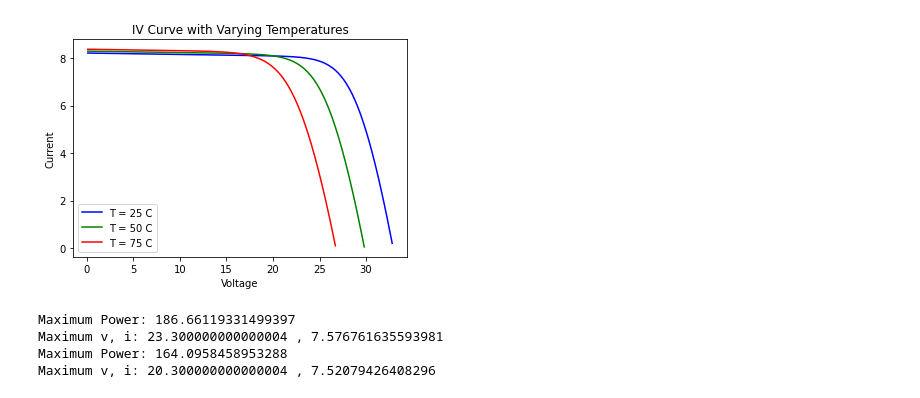
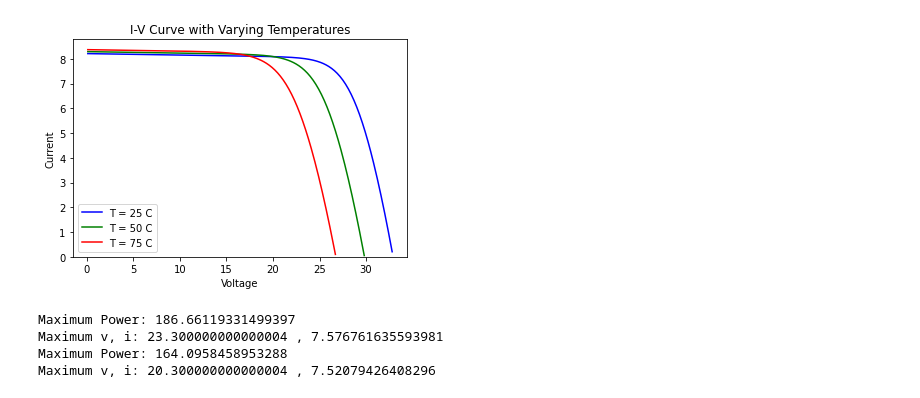
Before and after one commit to margot03/InSIGHT, a Jupyter notebook: Demo.ipynb, the cells around one changed output. Saved outputs shown, nothing was run; the diff lists cells and outputs as text; code cells hidden in the pictures.

```diff
--- a/Demo.ipynb
+++ b/Demo.ipynb
@@ -68,29 +72,30 @@ plt.show()
 # %%
 ## Sensitivity analysis: Varying Temperatures
 
 pv_mod_t1 = pv_model_class.PvModel(Iscn, Vocn, Imp, Vmp, Kv, Ki, Ns, Gn, Gn, Tn, 50 + 273.15, Egap, err)
 pv_mod_t2 = pv_model_class.PvModel(Iscn, Vocn, Imp, Vmp, Kv, Ki, Ns, Gn, Gn, Tn, 75 + 273.15, Egap, err)
 v_t1, i_t1, P_t1 = pv_mod_t1.calculate_power(Rs, Rp, a)
 v_t2, i_t2, P_t2 = pv_mod_t2.calculate_power(Rs, Rp, a)
 
 plt.plot(v, i, 'b', label='T = 25 C')
 plt.plot(v_t1, i_t1, 'g', label='T = 50 C')
 plt.plot(v_t2, i_t2, 'r', label='T = 75 C')
 plt.xlabel('Voltage')
 plt.ylabel('Current')
-plt.title('IV Curve with Varying Temperatures')
+plt.title('I-V Curve with Varying Temperatures')
 plt.legend()
+plt.axis((None, None, 0, None))
 plt.show()
 
 P_max = np.argmax(P_t1)
 print('Maximum Power:', P[P_max])
 print('Maximum v, i:', v_t1[P_max],",",i_t1[P_max])
 
 P_max = np.argmax(P_t2)
 print('Maximum Power:', P[P_max])
 print('Maximum v, i:', v_t2[P_max],",",i_t2[P_max])
 # %% [output]
-[figure, old version]
+[figure, new version]
 Maximum Power: 186.66119331499397
 Maximum v, i: 23.300000000000004 , 7.576761635593981
 Maximum Power: 164.0958458953288
```
Also changed, not shown: parts of 2 cells of this notebook, 1 other file.
